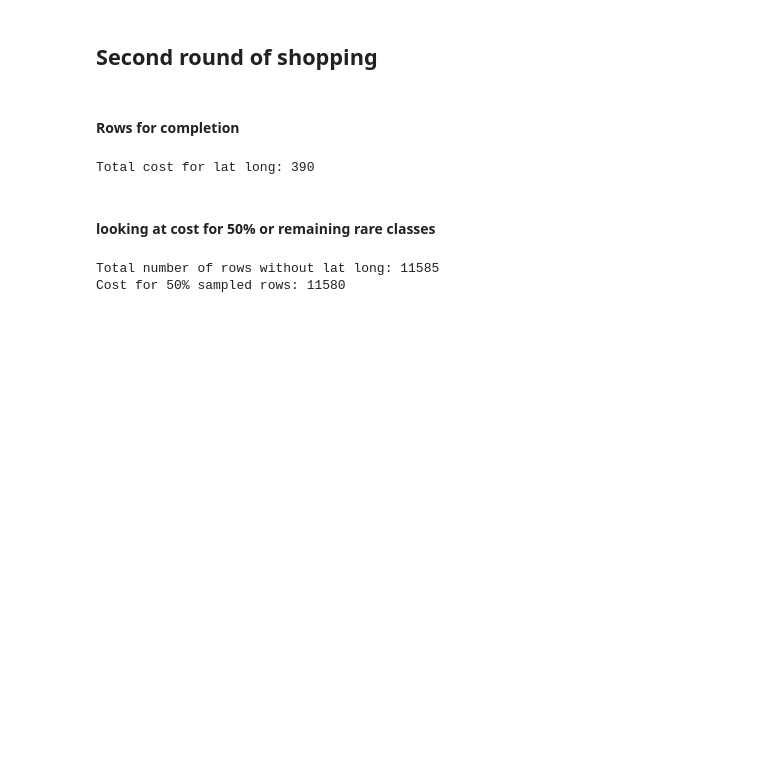
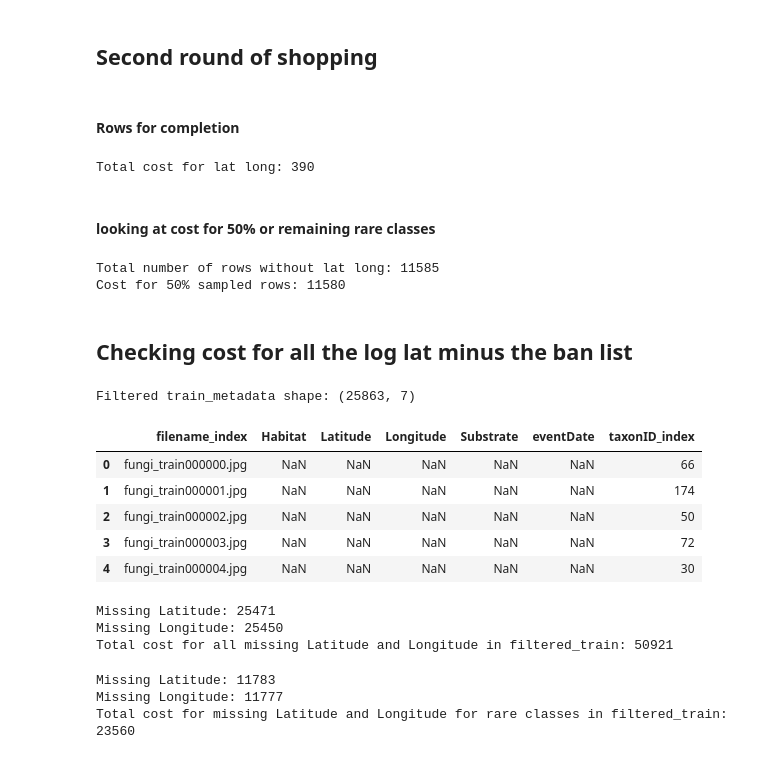
Before and after one commit to alliethebanana/MultimodalDataChallenge2025, a Jupyter notebook: notebooks/01_class_balance.ipynb, the cells around one changed output. Cells and saved outputs as stored; diff of their text form; code cells hidden in the pictures; blank space fills up the shorter version.

Commit message:
New metadata

```diff
--- a/notebooks/01_class_balance.ipynb
+++ b/notebooks/01_class_balance.ipynb
@@ -230,3 +231,55 @@ print(f"Cost for 50% sampled rows: {len_sampled*2}")
 # %% [output]
 Total number of rows without lat long: 11585
 Cost for 50% sampled rows: 11580
+# %% [markdown]
+
+## Checking cost for all the log lat minus the ban list
+# %%
+# Load the cluster index file
+cluster_index = pd.read_csv(r'..\cluster_index.csv')
+
+# Filter train_metadata to only include rows with filename_index present in cluster_index
+filtered_train = train_metadata[train_metadata['filename_index'].isin(cluster_index['filename_index'])]
+
+print(f"Filtered train_metadata shape: {filtered_train.shape}")
+display(filtered_train.head())
+# %% [output]
+Filtered train_metadata shape: (25863, 7)
+|  | filename_index | Habitat | Latitude | Longitude | Substrate | eventDate | taxonID_index |
+| 0 | fungi_train000000.jpg | NaN | NaN | NaN | NaN | NaN | 66 |
+| 1 | fungi_train000001.jpg | NaN | NaN | NaN | NaN | NaN | 174 |
+| 2 | fungi_train000002.jpg | NaN | NaN | NaN | NaN | NaN | 50 |
+| 3 | fungi_train000003.jpg | NaN | NaN | NaN | NaN | NaN | 72 |
+| 4 | fungi_train000004.jpg | NaN | NaN | NaN | NaN | NaN | 30 |
+# %%
+# Calculate the number of missing Latitude and Longitude values in filtered_train
+missing_lat = filtered_train['Latitude'].isna().sum()
+missing_long = filtered_train['Longitude'].isna().sum()
+
+# Each missing Latitude or Longitude costs 1 credit (from metadata_costs)
+total_latlong_cost = missing_lat * metadata_costs['Latitude'] + missing_long * metadata_costs['Longitude']
+
+print(f"Missing Latitude: {missing_lat}")
+print(f"Missing Longitude: {missing_long}")
+print(f"Total cost for all missing Latitude and Longitude in filtered_train: {total_latlong_cost}")
+# %% [output]
+Missing Latitude: 25471
+Missing Longitude: 25450
+Total cost for all missing Latitude and Longitude in filtered_train: 50921
+# %%
+# Get all rows in filtered_train that belong to rare classes
+rare_class_ids = rare_classes.index
+filtered_rare_rows = filtered_train[filtered_train['taxonID_index'].isin(rare_class_ids)]
+
+# Count missing Latitude and Longitude for rare classes in filtered_train
+missing_lat = filtered_rare_rows['Latitude'].isna().sum()
+missing_long = filtered_rare_rows['Longitude'].isna().sum()
+latlong_cost = missing_lat * metadata_costs['Latitude'] + missing_long * metadata_costs['Longitude']
+
+print(f"Missing Latitude: {missing_lat}")
+print(f"Missing Longitude: {missing_long}")
+print(f"Total cost for missing Latitude and Longitude for rare classes in filtered_train: {latlong_cost}")
+# %% [output]
+Missing Latitude: 11783
+Missing Longitude: 11777
+Total cost for missing Latitude and Longitude for rare classes in filtered_train: 23560
```
Also changed, not shown: parts of 3 cells of this notebook, 2 other files.
